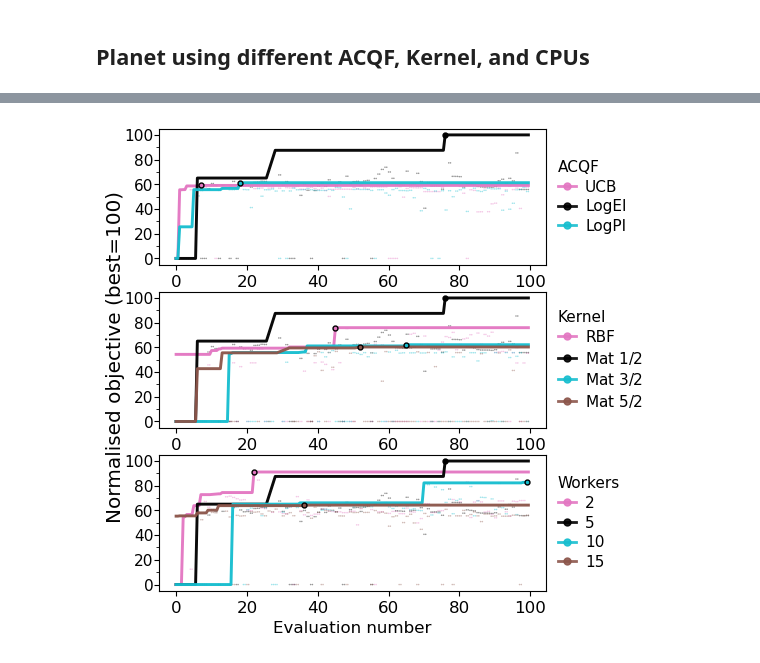
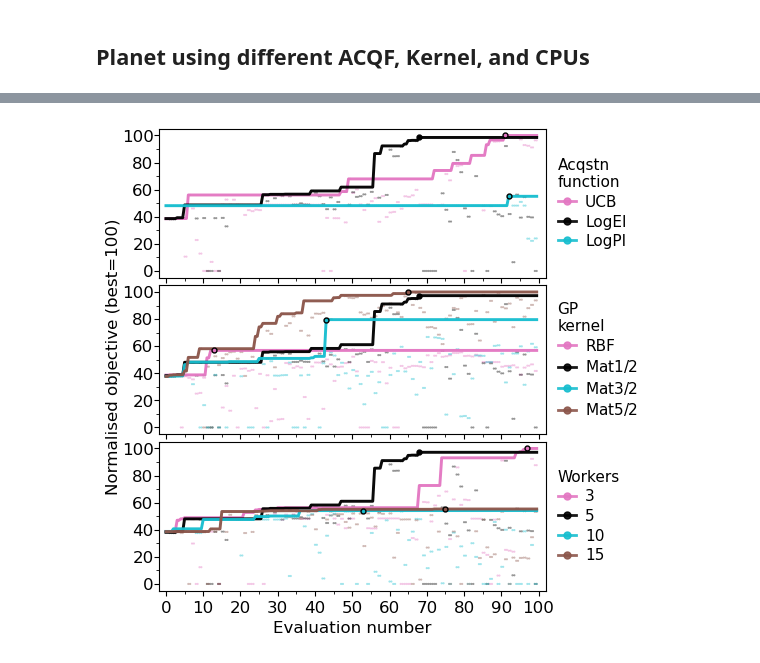
Before and after one commit to nichollsh/proteus_analysis, a Jupyter notebook: bayesopt.ipynb, the cells around one changed output, grey strips where cells are left out. Cells and saved outputs as stored; diff of their text form; code cells hidden in the pictures.

```diff
--- a/bayesopt.ipynb
+++ b/bayesopt.ipynb
@@ -521,7 +606,7 @@ for var in ["R_obs", "T_surf"]:
 
     ax.set_xlabel("Time [yr]")
     ax.set_xscale("log")
-    ax.set_xlim(left=10)
+    ax.set_xlim(left=age_min, right=age_max)
     ax.set_ylabel(get_var_props(var)[4], rotation=0, ha='right', va='center')
     ax.set_yscale(get_var_props(var)[1])
     ax.legend()
@@ -1062,38 +1175,48 @@ acq_map = {
 
 ker_map = {
     'rbf': ("RBF", 'tab:pink'),
-    'mat12': (r"Mat $1/2$", 'black'),
-    'mat32': (r"Mat $3/2$", 'tab:cyan'),
-    'mat52': (r"Mat $5/2$", 'tab:brown'),
+    'mat12': (r"Mat$1/2$", 'black'),
+    'mat32': (r"Mat$3/2$", 'tab:cyan'),
+    'mat52': (r"Mat$5/2$", 'tab:brown'),
 }
 
 cpu_map = {
-    '2': ("2", 'tab:pink'),
+    '3': ("3", 'tab:pink'),
     '5': ("5", 'black'),
     '10': ("10", 'tab:cyan'),
     '15': ("15", 'tab:brown')
 }
 
 style_map = {
-    'ACQF': acq_map,
-    'Kernel': ker_map,
-    'Workers': cpu_map
+    'ACQF': ("Acqstn\nfunction", acq_map),
+    'Kernel': ("GP\nkernel", ker_map),
+    'Workers': ("Workers", cpu_map)
 }
-
-fig,axs = plt.subplots(3,1,figsize=(5,6))
 
 ymin = 0
 ms = '.'
 ls = 'solid'
 
 # baseline parameters
-bl_suf = 'se'
+bl_suf = 'tr'
 bl_acq = 'lei'
 bl_ker = 'mat12'
 bl_wrk = '5'
 bl_stp = '100'
 
-for iax, hyperpar in enumerate(['ACQF', 'Kernel', 'Workers']):
+print("Baseline parameters:")
+print(f"  Suffix: {bl_suf}")
+print(f"  Acquisition function: {bl_acq}")
+print(f"  Kernel: {bl_ker}")
+print(f"  Workers: {bl_wrk}")
+print(f"  Steps: {bl_stp}")
+
+hyperpar_list = list(style_map.keys())
+Nax = len(hyperpar_list)
+
+fig,axs = plt.subplots(Nax,1,figsize=(5,Nax*2))
+
+for iax, hyperpar in enumerate(hyperpar_list):
     ax = axs[iax]
 
     # determine best and worst objective
@@ -1102,7 +1225,7 @@ for iax, hyperpar in enumerate(['ACQF', 'Kernel', 'Workers']):
     jclip = -2
     xbest = 0
     kbest = None
-    for hyperpar_val in style_map[hyperpar].keys():
+    for hyperpar_val in style_map[hyperpar][1].keys():
 
         # baseline hyperparameters
         suf = bl_suf
@@ -1147,7 +1270,7 @@ for iax, hyperpar in enumerate(['ACQF', 'Kernel', 'Workers']):
     print(f"Best objective for {hyperpar}: {jbest:.2f} at {xbest} s")
     print(f"Worst objective for {hyperpar}: {jwrst:.2f}")
 
-    for hyperpar_val in style_map[hyperpar].keys():
+    for hyperpar_val in style_map[hyperpar][1].keys():
 
         # baseline hyperparameters
         suf = bl_suf
@@ -1167,8 +1290,8 @@ for iax, hyperpar in enumerate(['ACQF', 'Kernel', 'Workers']):
         # ncpu = int(wrk)
         ncpu = 1
 
-        lbl = style_map[hyperpar][hyperpar_val][0]
-        col = style_map[hyperpar][hyperpar_val][1]
+        lbl = style_map[hyperpar][1][hyperpar_val][0]
+        col = style_map[hyperpar][1][hyperpar_val][1]
 
         # get data
         bo_dir = f"{SIM_DIR}/bayesopt_infer_{suf}_{ker}_{acq}_{wrk}_{stp}/"
@@ -1206,7 +1329,7 @@ for iax, hyperpar in enumerate(['ACQF', 'Kernel', 'Workers']):
 
         # scatter all the data
         ax.scatter(xarr, yarr, color=col, alpha=0.4, edgecolor='none',
-                       s=5, zorder=10, lw=1, marker=ms)
+                       s=10, zorder=10, lw=1, marker=ms)
 
         # line plot showing max over time
         mask = np.argsort(xarr)
@@ -1224,7 +1347,7 @@ for iax, hyperpar in enumerate(['ACQF', 'Kernel', 'Workers']):
         ax.plot([], [], color=col, ls=ls, label=lbl, lw=2, marker=ms, markersize=10, alpha=0.9)
 
     ax.legend(loc='center left', bbox_to_anchor=(1.01,0.5),
-              title=hyperpar, title_fontsize=11, alignment='left',
+              title=style_map[hyperpar][0], title_fontsize=11, alignment='left',
                handlelength=1.2, handletextpad=0.6, labelspacing=0.3, columnspacing=1.5,
                 fontsize=11, framealpha=1.0, edgecolor='none', borderpad=0)
 
@@ -1241,16 +1364,22 @@ for iax, hyperpar in enumerate(['ACQF', 'Kernel', 'Workers']):
     ax.yaxis.set_major_locator(MultipleLocator(20))
     ax.yaxis.set_minor_locator(MultipleLocator(10))
     ax.yaxis.set_major_formatter(mpl.ticker.FormatStrFormatter("%.0f"))
-    ax.tick_params(axis='y', which='major', pad=0.1, labelsize=11)
+    ax.tick_params(axis='y', which='major', pad=0.1, labelsize=font["size"])
 
-    ax.set_xlabel("Evaluation number")
-    # ax.set_xlim(left=-2)
-    # ax.set_xscale("symlog", linthresh=9)
-    # ax.xaxis.set_major_locator(MultipleLocator(0.5))
-    # ax.xaxis.set_minor_locator(MultipleLocator(0.2))
+    ax.set_xlim(left=-2, right=102)
+    ax.xaxis.set_major_locator(MultipleLocator(10))
+    ax.xaxis.set_minor_locator(MultipleLocator(5))
 
-fig.supylabel("Normalised objective (best=100)")
+    # ax.grid(which='major', axis='x', alpha=0.5, lw=0.8)
 
+    if iax < Nax - 1:
+        ax.set_xticklabels([])
+    else:
+        ax.set_xlabel("Evaluation number")
+
+
+fig.supylabel("Normalised objective (best=100)", fontsize=font["size"])
+fig.subplots_adjust(hspace=0.05)
 fig.savefig("output/bo_perf.pdf", bbox_inches='tight', dpi=DPI, pad_inches=0.01)
 plt.show()
 # %% [output]
@@ -1273,2 +1402,2 @@ Best objective for Workers: 1.04 at 76.5 s
 Worst objective for Workers: -2.00
-[figure, old version]
+[figure, new version]
```
Also changed, not shown: parts of 12 cells of this notebook, 1 other file.
